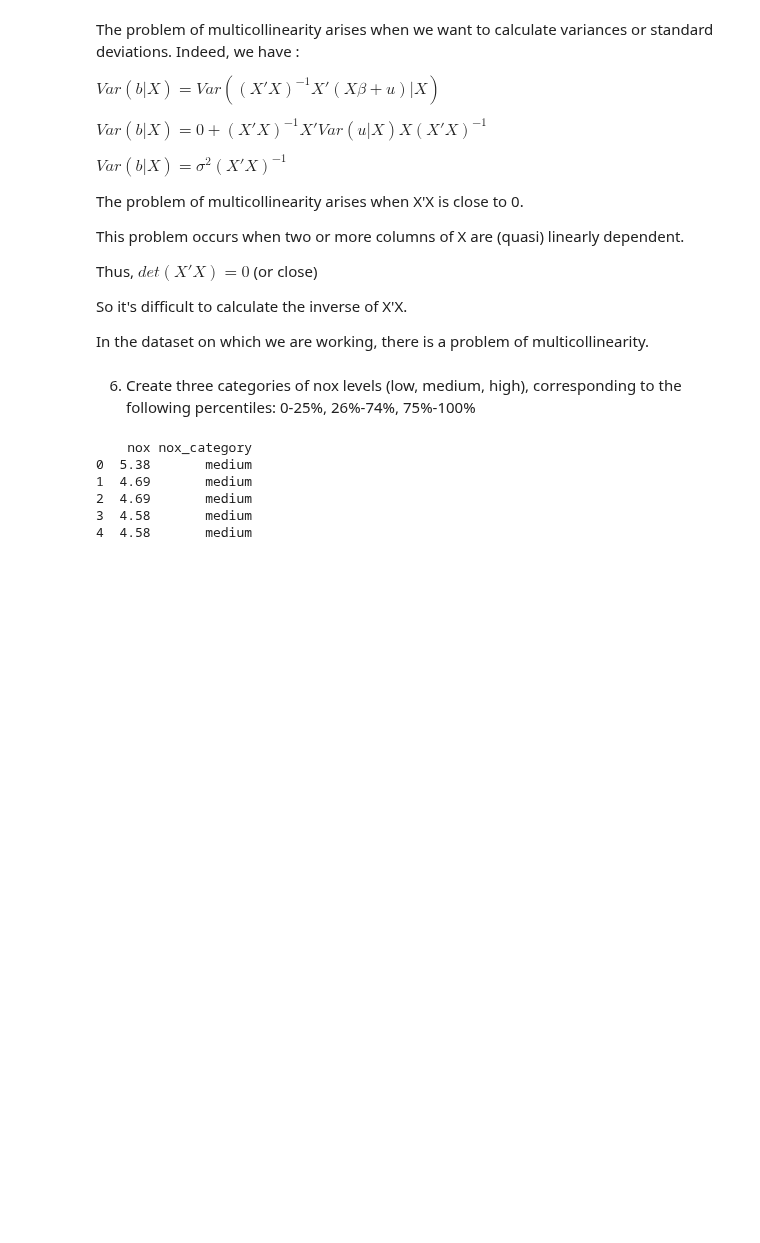
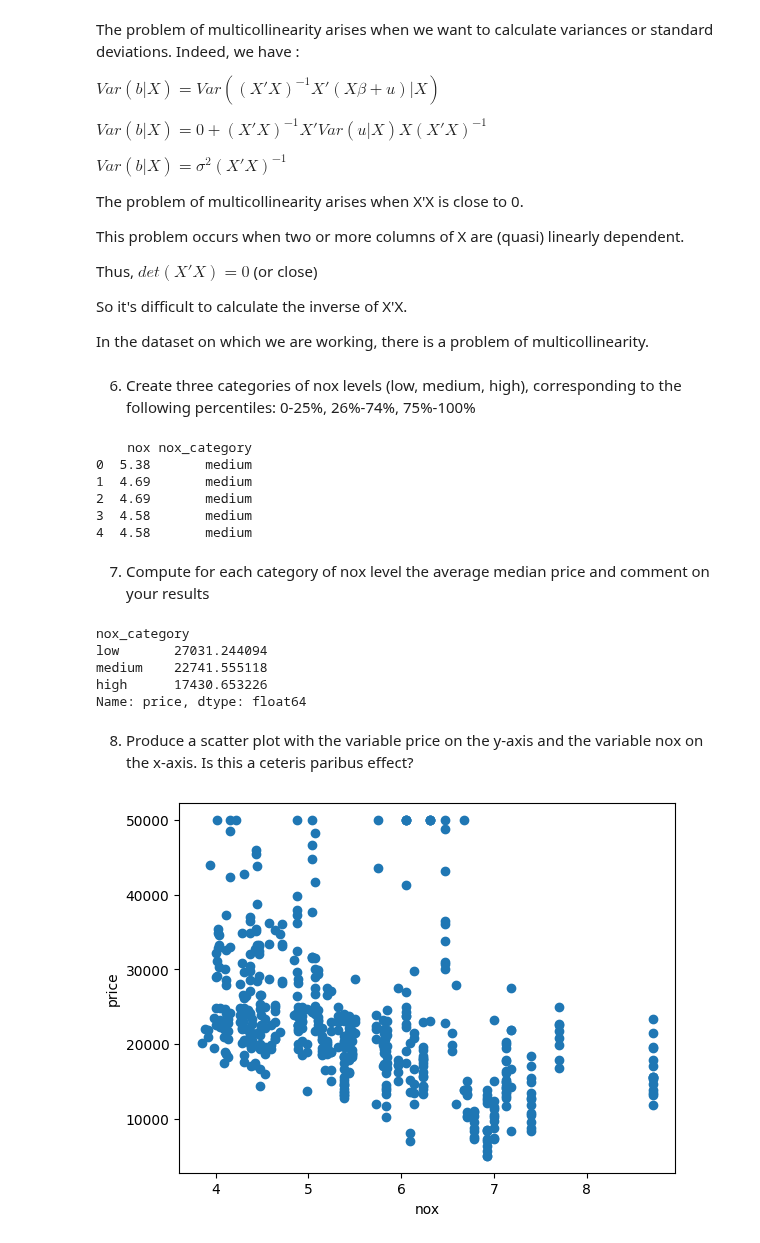
Before and after one commit to KamOsiris/Econometrics_project, a Jupyter notebook: econometrics_project.ipynb, the cells around one changed output. Drawn from its saved outputs; the diff is of its cells as text; code cells hidden in the pictures; blank space fills up the shorter version.

```diff
--- a/econometrics_project.ipynb
+++ b/econometrics_project.ipynb
@@ -156,3 +159,24 @@ print(df[['nox', 'nox_category']].head())
 2  4.69       medium
 3  4.58       medium
 4  4.58       medium
+# %% [markdown]
+7) Compute for each category of nox level the average median price and comment on your
+results
+# %%
+avg_price = df.groupby('nox_category')['price'].mean()
+print(avg_price)
+# %% [output]
+nox_category
+low       27031.244094
+medium    22741.555118
+high      17430.653226
+Name: price, dtype: float64
+# %% [markdown]
+8) Produce a scatter plot with the variable price on the y-axis and the variable nox on the x-axis. Is this a ceteris paribus effect?
+# %%
+plt.scatter(df['nox'], df['price'])
+plt.xlabel('nox')
+plt.ylabel('price')
+plt.show()
+# %% [output]
+[figure, added]
```
Also changed, not shown: parts of 10 cells of this notebook.
